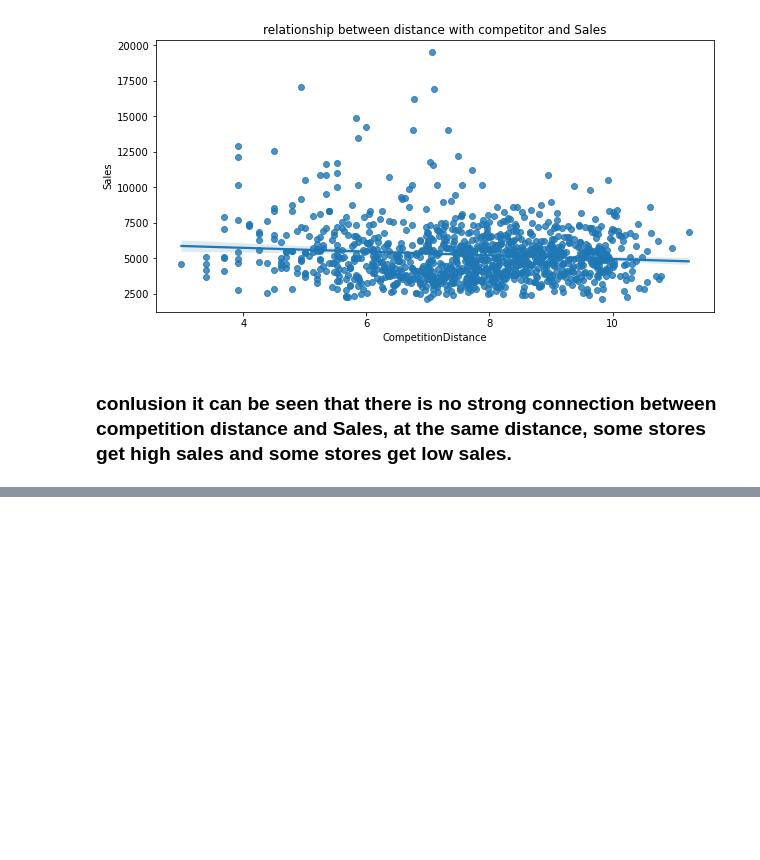
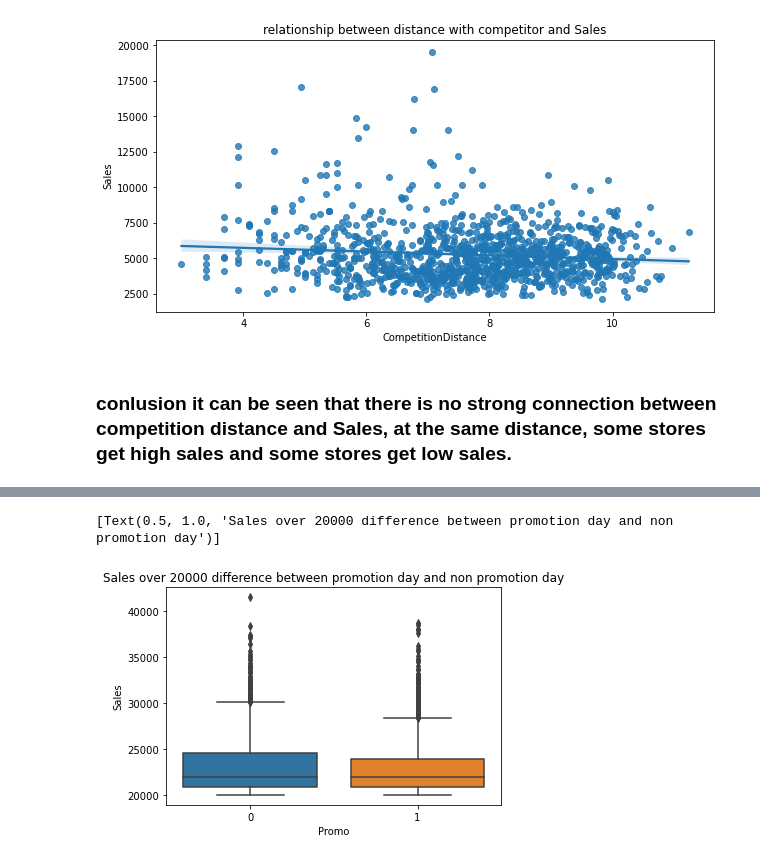
Before and after one commit to DuanLee2520/Rossmann-Store-Sales, a Jupyter notebook: RSS.ipynb, the cells around one changed output, grey strips where cells are left out. Drawn from its saved outputs; the diff is of its cells as text; code cells hidden in the pictures; blank space fills up the shorter version.

```diff
--- a/RSS.ipynb
+++ b/RSS.ipynb
@@ -422,0 +453,8 @@ df7.head()
+# %%
+fig=plt.figure()
+ax=fig.add_subplot(1,1,1)
+sns.boxplot(x='Promo',y='Sales',data=data_train_new[data_train_new.Sales>=20000],ax=ax)
+ax.set(**{'title':'Sales over 20000 difference between promotion day and non promotion day'})
+# %% [output]
+[Text(0.5, 1.0, 'Sales over 20000 difference between promotion day and non promotion day')]
+[figure, added]
```
Also changed, not shown: parts of 26 cells of this notebook.
